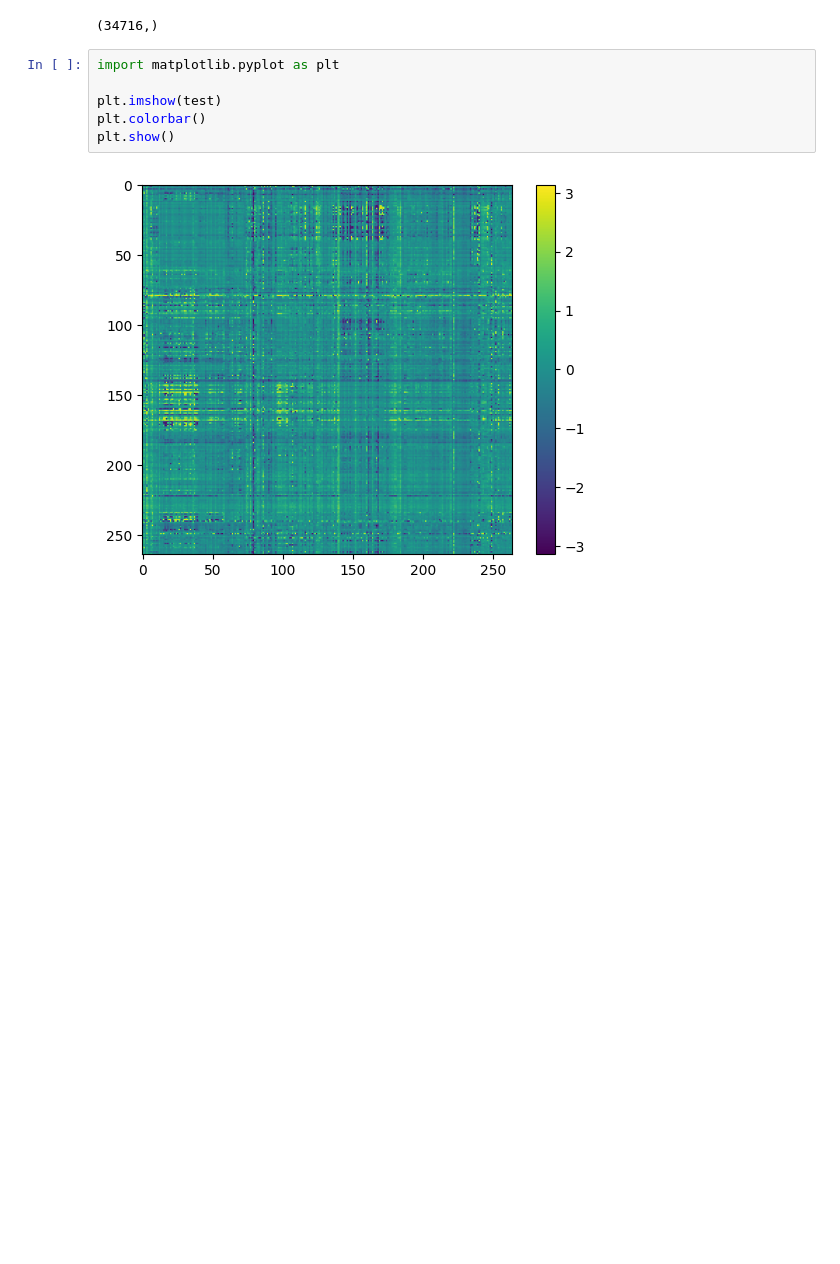
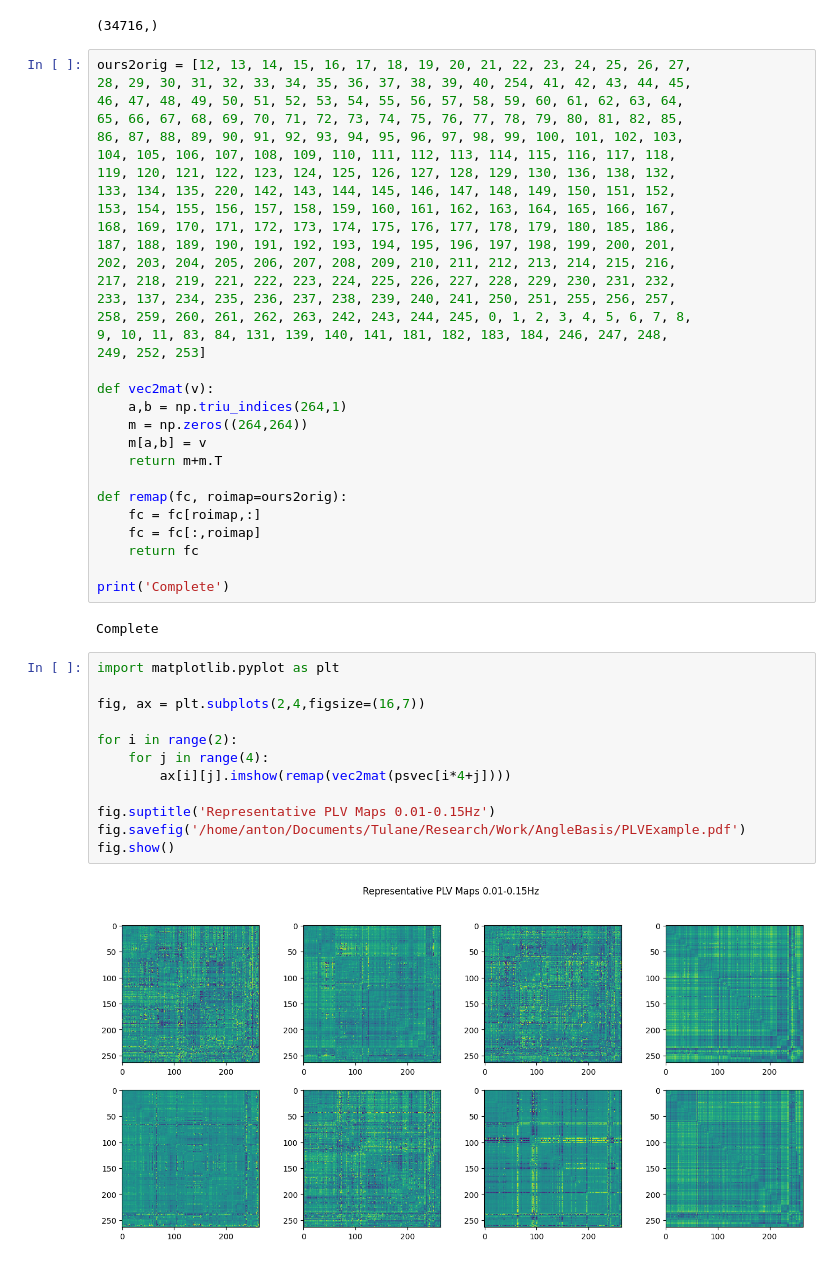
Before and after one commit to aorliche/PNC, a Jupyter notebook: AngleBasis/AngleBasis21PLV.ipynb, the cells around one changed output. Cells and saved outputs as stored; diff of their text form; blank space fills up the shorter version.

Commit message:
AngleBasis paper

```diff
--- a/AngleBasis/AngleBasis21PLV.ipynb
+++ b/AngleBasis/AngleBasis21PLV.ipynb
@@ -55,14 +55,53 @@ for key,val in ts['emoid'].items():
 print(ps[key].shape)
 # %% [output]
 (34716,)
+# %%
+ours2orig = [12, 13, 14, 15, 16, 17, 18, 19, 20, 21, 22, 23, 24, 25, 26, 27,
+28, 29, 30, 31, 32, 33, 34, 35, 36, 37, 38, 39, 40, 254, 41, 42, 43, 44, 45,
+46, 47, 48, 49, 50, 51, 52, 53, 54, 55, 56, 57, 58, 59, 60, 61, 62, 63, 64,
+65, 66, 67, 68, 69, 70, 71, 72, 73, 74, 75, 76, 77, 78, 79, 80, 81, 82, 85,
+86, 87, 88, 89, 90, 91, 92, 93, 94, 95, 96, 97, 98, 99, 100, 101, 102, 103,
+104, 105, 106, 107, 108, 109, 110, 111, 112, 113, 114, 115, 116, 117, 118,
+119, 120, 121, 122, 123, 124, 125, 126, 127, 128, 129, 130, 136, 138, 132,
+133, 134, 135, 220, 142, 143, 144, 145, 146, 147, 148, 149, 150, 151, 152,
+153, 154, 155, 156, 157, 158, 159, 160, 161, 162, 163, 164, 165, 166, 167,
+168, 169, 170, 171, 172, 173, 174, 175, 176, 177, 178, 179, 180, 185, 186,
+187, 188, 189, 190, 191, 192, 193, 194, 195, 196, 197, 198, 199, 200, 201,
+202, 203, 204, 205, 206, 207, 208, 209, 210, 211, 212, 213, 214, 215, 216,
+217, 218, 219, 221, 222, 223, 224, 225, 226, 227, 228, 229, 230, 231, 232,
+233, 137, 234, 235, 236, 237, 238, 239, 240, 241, 250, 251, 255, 256, 257,
+258, 259, 260, 261, 262, 263, 242, 243, 244, 245, 0, 1, 2, 3, 4, 5, 6, 7, 8,
+9, 10, 11, 83, 84, 131, 139, 140, 141, 181, 182, 183, 184, 246, 247, 248,
+249, 252, 253]
+
+def vec2mat(v):
+    a,b = np.triu_indices(264,1)
+    m = np.zeros((264,264))
+    m[a,b] = v
+    return m+m.T
+
+def remap(fc, roimap=ours2orig):
+    fc = fc[roimap,:]
+    fc = fc[:,roimap]
+    return fc
+
+print('Complete')
+# %% [output]
+Complete
 # %%
 import matplotlib.pyplot as plt
 
-plt.imshow(test)
-plt.colorbar()
-plt.show()
+fig, ax = plt.subplots(2,4,figsize=(16,7))
+
+for i in range(2):
+    for j in range(4):
+        ax[i][j].imshow(remap(vec2mat(psvec[i*4+j])))
+
+fig.suptitle('Representative PLV Maps 0.01-0.15Hz')
+fig.savefig('/home/anton/Documents/Tulane/Research/Work/AngleBasis/PLVExample.pdf')
+fig.show()
 # %% [output]
-[figure, old version]
+[figure, new version]
 # %%
 # Bring in (new) PNC cohort
 
```
Also changed, not shown: parts of 4 cells of this notebook, 12 other files.
